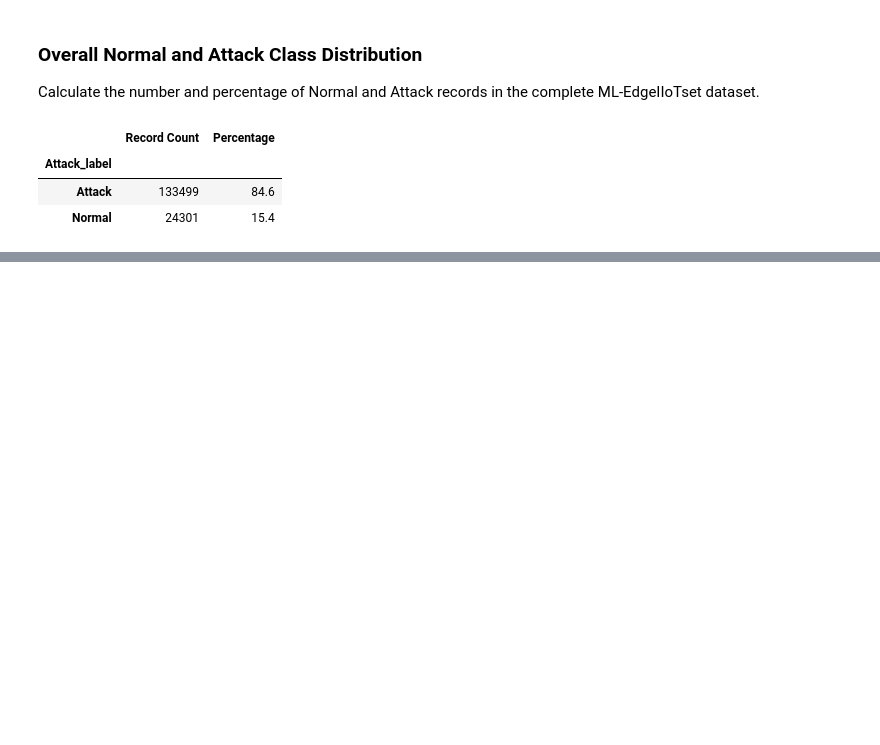
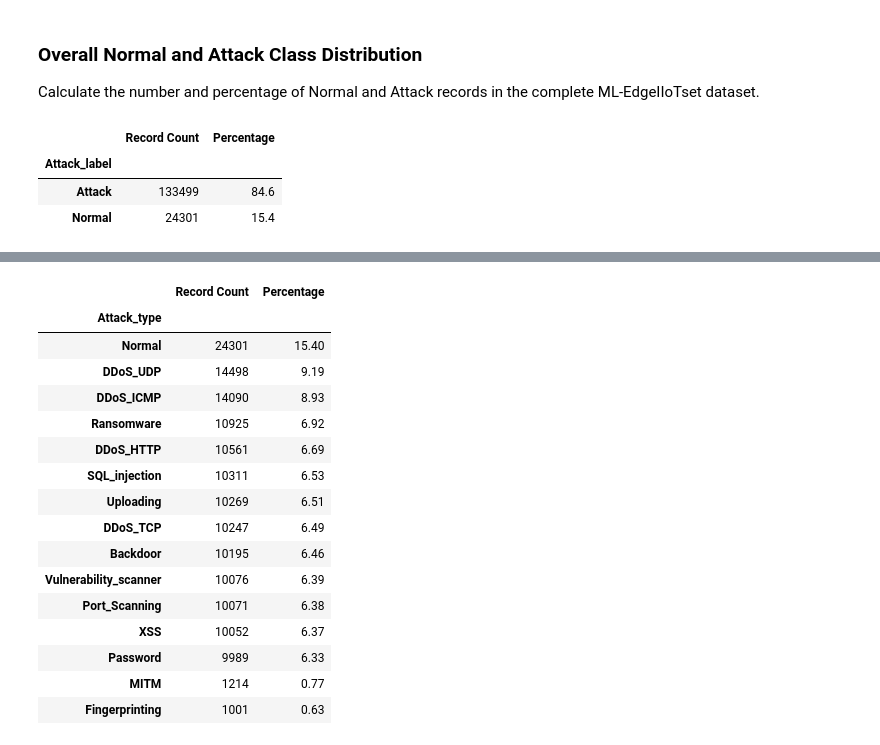
Before and after one commit to Agumekenneth/Data-Science-Final-year-Project--Prototype-1, a Jupyter notebook: IoT.ipynb, the cells around one changed output, grey strips where cells are left out. Cells and saved outputs as stored; diff of their text form; code cells hidden in the pictures; blank space fills up the shorter version.

Commit message:
tests

```diff
--- a/IoT.ipynb
+++ b/IoT.ipynb
@@ -4559,0 +4568,20 @@ display(distribution.round(2))
+# %%
+# Identify existing DataFrames and target/split variables
+
+print("DATAFRAME VARIABLES")
+print("-" * 60)
+
+for name, value in globals().copy().items():
+    if isinstance(value, pd.DataFrame):
+        print(f"{name}: shape={value.shape}")
+
+print("\nPOTENTIAL TARGET AND SPLIT VARIABLES")
+print("-" * 60)
+
+keywords = ["X_train", "y_train", "X_test", "y_test",
+            "X_held", "y_held", "target", "label"]
+
+for name, value in globals().copy().items():
+    if any(keyword.lower() in name.lower() for keyword in keywords):
+        if hasattr(value, "shape"):
+            print(f"{name}: shape={value.shape}, type={type(value).__name__}")
@@ -4559,0 +4614,58 @@ display(distribution.round(2))
+# %%
+# Read-only class distribution audit
+
+def show_class_distribution(name, labels):
+    counts = labels.value_counts(dropna=False)
+    percentages = labels.value_counts(normalize=True, dropna=False) * 100
+
+    result = pd.DataFrame({
+        "Record Count": counts,
+        "Percentage": percentages.round(2)
+    })
+
+    print(f"\n{name}")
+    print("-" * 55)
+    display(result)
+
+
+# 1. Inspect the complete dataset target columns
+print("COMPLETE DATASET TARGET INFORMATION")
+print("-" * 55)
+print("Target dataframe columns:", target_df.columns.tolist())
+display(target_df.head())
+
+for column in target_df.columns:
+    print(f"\nDistribution of {column}:")
+    display(show_class_distribution(
+        column,
+        target_df[column]
+    ))
+
+
+# 2. Held-out attack-category evaluation split
+print("\nHELD-OUT ATTACK-CATEGORY SPLIT")
+print("Training features:", len(X_train_held))
+print("Training labels:", len(y_train_held))
+print("Testing features:", len(X_test_held))
+print("Testing labels:", len(y_test_held))
+
+assert len(X_train_held) == len(y_train_held)
+assert len(X_test_held) == len(y_test_held)
+
+show_class_distribution("Held-out training labels", y_train_held)
+show_class_distribution("Held-out testing labels", y_test_held)
+
+
+# 3. Conventional stratified split
+print("\nCONVENTIONAL SPLIT")
+print("Training features:", len(X_train_tree))
+print("Training labels:", len(y_train_tree))
+print("Testing features:", len(X_test_tree))
+print("Testing labels:", len(y_test_tree))
+
+assert len(X_train_tree) == len(y_train_tree)
+assert len(X_test_tree) == len(y_test_tree)
+
+show_class_distribution("Conventional training labels", y_train_tree)
+show_class_distribution("Conventional testing labels", y_test_tree)
+# %% [output]
@@ -4559,0 +4694,17 @@ display(distribution.round(2))
+|  | Record Count | Percentage |
+| Attack_type |  |  |
+| Normal | 24301 | 15.40 |
+| DDoS_UDP | 14498 | 9.19 |
+| DDoS_ICMP | 14090 | 8.93 |
+| Ransomware | 10925 | 6.92 |
+| DDoS_HTTP | 10561 | 6.69 |
+| SQL_injection | 10311 | 6.53 |
+| Uploading | 10269 | 6.51 |
+| DDoS_TCP | 10247 | 6.49 |
+| Backdoor | 10195 | 6.46 |
+| Vulnerability_scanner | 10076 | 6.39 |
+| Port_Scanning | 10071 | 6.38 |
+| XSS | 10052 | 6.37 |
+| Password | 9989 | 6.33 |
+| MITM | 1214 | 0.77 |
+| Fingerprinting | 1001 | 0.63 |
```
Also changed, not shown: parts of 6 cells of this notebook.
